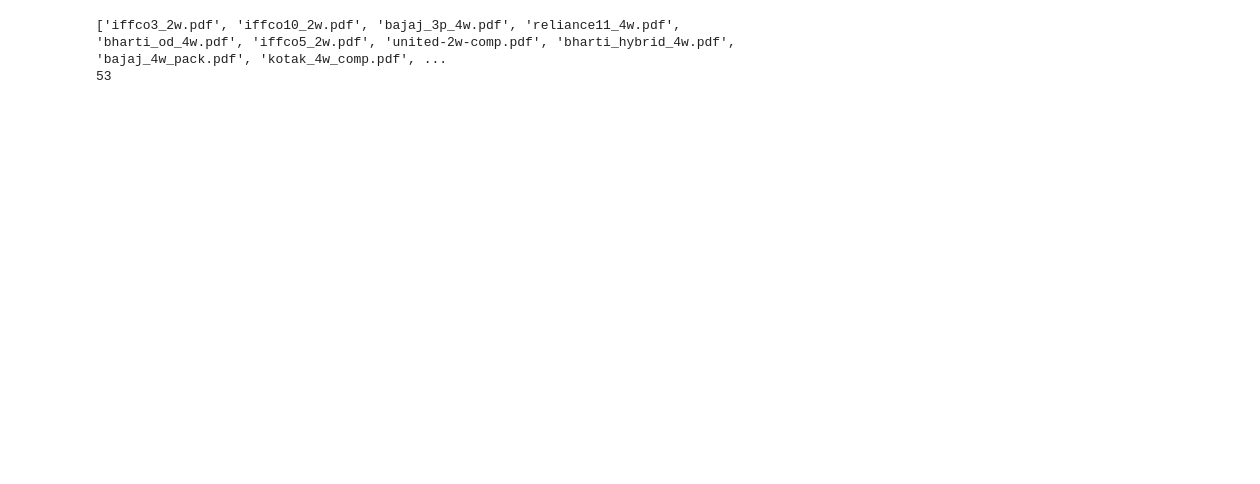
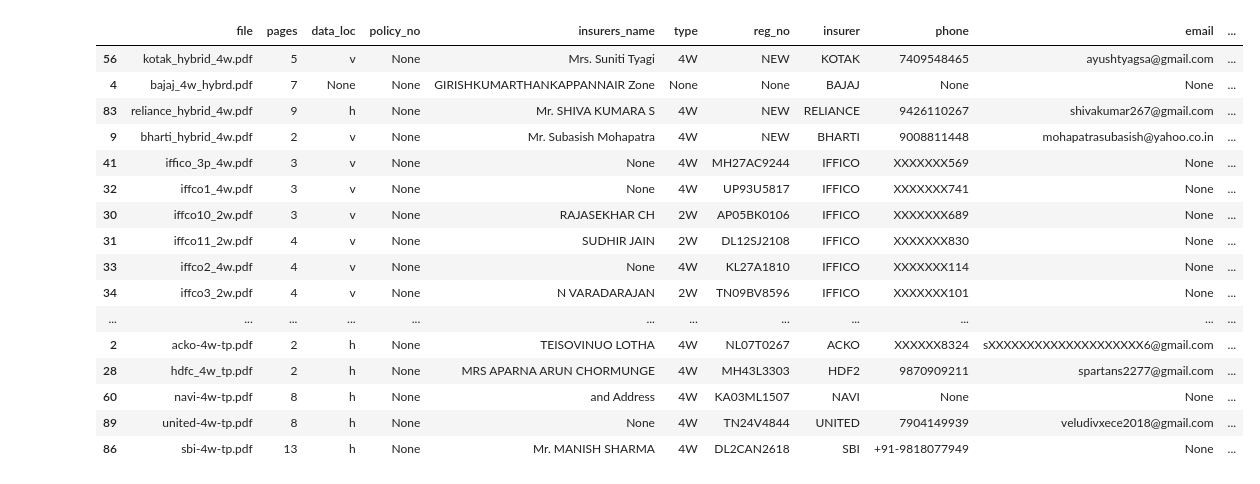
Before and after one commit to namansingh3502/Scripts, a Jupyter notebook: pdf_data_extraction/PDF_Reading_Sheet.ipynb, the cells around one changed output. Drawn from its saved outputs; the diff is of its cells as text; code cells hidden in the pictures; blank space fills up the shorter version.

```diff
--- a/pdf_data_extraction/PDF_Reading_Sheet.ipynb
+++ b/pdf_data_extraction/PDF_Reading_Sheet.ipynb
@@ -249 +468,17 @@ def find_chassis_no_bbox( page ):
+# %%
+def find_premium_value( page ):
+    found_word = page.search( r'(TOTAL\sPREMIUM\sPayable|FINAL\sAMOUNT)', case=False, regex=True )
+    if len( found_word ) > 0:
+        for i in range( len( found_word ) ):
+            print( page,  found_word[i]["text"], re.sub( r'[^A-Za-z0-9\.]+', "", page.crop( [found_word[i]['x0'], found_word[i]['top'], page.width, found_word[i]['bottom'] ] ) ) )
+            return
+
+    found_word = page.search( r'((Net|Total)\s?Premium)', case=False, regex=True )
+    if len( found_word ) > 0:
+        for i in range( len( found_word ) ):
+            print( page,
+                  found_word[i]["text"],
+                  re.sub( r'[^A-Za-z0-9\.]+', "", page.crop( [found_word[i]['x0'], found_word[i]['top'], page.width, found_word[i]['bottom'] ] ).extract_text() )
+                 )
+            return
 # %%
@@ -334,11 +594,28 @@ data {'insurers_name': 'MR.RAKESH BALDEVBHAI PATEL', 'mobile': '8433707105', 'em
+# %%
+# df.filter( ["file", "mmv", "pages", "data_loc", "insurers name", "type", "phone", "email", "reg_no", "chassis_no", "engine_no", "policy_type", "insurer" ] ).sort_values( "make" )
+# df.filter( ["file", "pages", "reg_no", "mmv", "chassis_no", "engine_no" ] ).sort_values( "chassis_no" )
+df.sort_values("policy_type")
+# %% [output]
+|  | file | pages | data_loc | policy_no | insurers_name | type | reg_no | insurer | phone | email | ... |
+| 56 | kotak_hybrid_4w.pdf | 5 | v | None | Mrs. Suniti Tyagi | 4W | NEW | KOTAK | 7409548465 | ayushtyagsa@gmail.com | ... |
+| 4 | bajaj_4w_hybrd.pdf | 7 | None | None | GIRISHKUMARTHANKAPPANNAIR Zone | None | None | BAJAJ | None | None | ... |
+| 83 | reliance_hybrid_4w.pdf | 9 | h | None | Mr. SHIVA KUMARA S | 4W | NEW | RELIANCE | 9426110267 | shivakumar267@gmail.com | ... |
+| 9 | bharti_hybrid_4w.pdf | 2 | v | None | Mr. Subasish Mohapatra | 4W | NEW | BHARTI | 9008811448 | mohapatrasubasish@yahoo.co.in | ... |
+| 41 | iffico_3p_4w.pdf | 3 | v | None | None | 4W | MH27AC9244 | IFFICO | XXXXXXX569 | None | ... |
+| 32 | iffco1_4w.pdf | 3 | v | None | None | 4W | UP93U5817 | IFFICO | XXXXXXX741 | None | ... |
+| 30 | iffco10_2w.pdf | 3 | v | None | RAJASEKHAR CH | 2W | AP05BK0106 | IFFICO | XXXXXXX689 | None | ... |
+| 31 | iffco11_2w.pdf | 4 | v | None | SUDHIR JAIN | 2W | DL12SJ2108 | IFFICO | XXXXXXX830 | None | ... |
+| 33 | iffco2_4w.pdf | 4 | v | None | None | 4W | KL27A1810 | IFFICO | XXXXXXX114 | None | ... |
+| 34 | iffco3_2w.pdf | 4 | v | None | N VARADARAJAN | 2W | TN09BV8596 | IFFICO | XXXXXXX101 | None | ... |
+| ... | ... | ... | ... | ... | ... | ... | ... | ... | ... | ... | ... |
+| 2 | acko-4w-tp.pdf | 2 | h | None | TEISOVINUO LOTHA | 4W | NL07T0267 | ACKO | XXXXXX8324 | sXXXXXXXXXXXXXXXXXXXX6@gmail.com | ... |
+| 28 | hdfc_4w_tp.pdf | 2 | h | None | MRS APARNA ARUN CHORMUNGE | 4W | MH43L3303 | HDF2 | 9870909211 | spartans2277@gmail.com | ... |
+| 60 | navi-4w-tp.pdf | 8 | h | None | and Address | 4W | KA03ML1507 | NAVI | None | None | ... |
+| 89 | united-4w-tp.pdf | 8 | h | None | None | 4W | TN24V4844 | UNITED | 7904149939 | veludivxece2018@gmail.com | ... |
+| 86 | sbi-4w-tp.pdf | 13 | h | None | Mr. MANISH SHARMA | 4W | DL2CAN2618 | SBI | +91-9818077949 | None | ... |
 # %%
-df = df.sort_values("reg_no")
-# df.filter( ["file", "start", "end"] )
-l = list( set( df[ df["chassis_no"].isnull() == True ]["file"] ) )
-print( l )
-print( len( l ) )
+# x = df[ df["data_loc"] == 'h' ].filter( ["file"] )
+# x = list( x["file"].unique() )
+# print( x )
-# %% [output]
-['iffco3_2w.pdf', 'iffco10_2w.pdf', 'bajaj_3p_4w.pdf', 'reliance11_4w.pdf', 'bharti_od_4w.pdf', 'iffco5_2w.pdf', 'united-2w-comp.pdf', 'bharti_hybrid_4w.pdf', 'bajaj_4w_pack.pdf', 'kotak_4w_comp.pdf', ...
-53
 # %%
 def test( page ):
```
Also changed, not shown: parts of 29 cells of this notebook.
